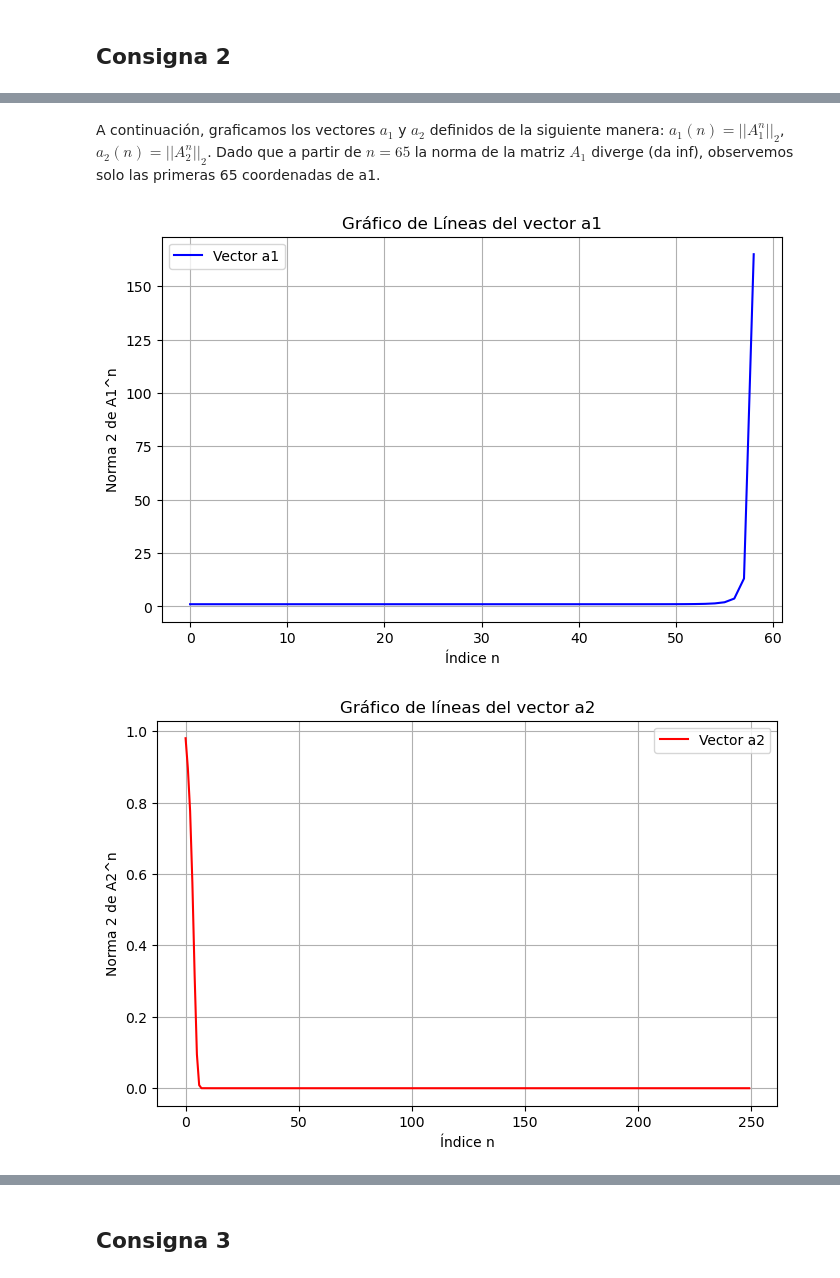
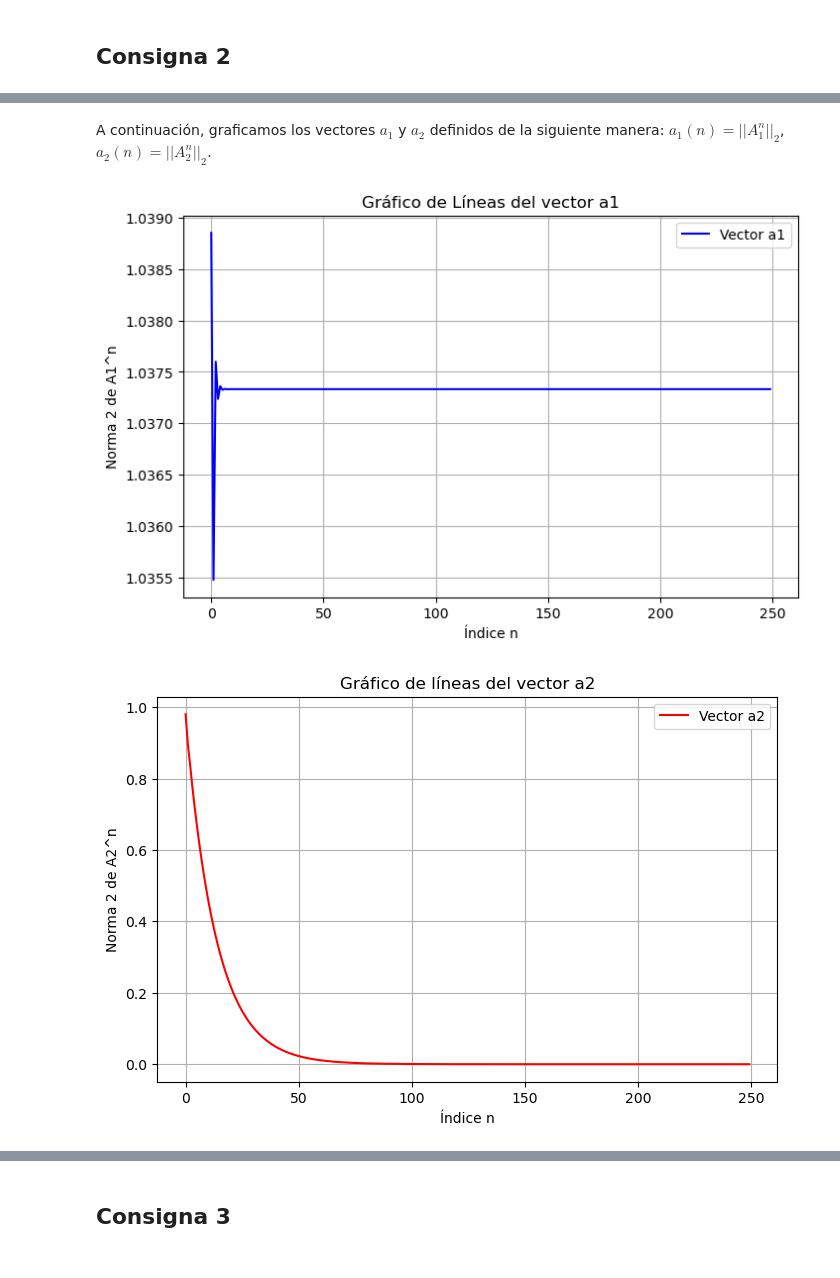
Before and after one commit to IMAbril/Matrices_Insumo-Producto, a Jupyter notebook: notebooks/TP2_resuelto.ipynb, the cells around one changed output, grey strips where cells are left out. Saved outputs shown, nothing was run; the diff lists cells and outputs as text; code cells hidden in the pictures.

Commit message:
Convergencia de sucesión y convergencia de serie, arreglado lo de la obtención de las potencias

```diff
--- a/notebooks/TP2_resuelto.ipynb
+++ b/notebooks/TP2_resuelto.ipynb
@@ -76,13 +75,24 @@ N = 250
 
 a1 = np.zeros(N)
 a2 = np.zeros(N)
-for n in range(N):
-    if not (np.any(np.isinf(A1)) or np.any(np.isinf(A2))):
-        a1[n] = lng.norm(A1,2)
-        a2[n] = lng.norm(A2,2)
-        A1 = A1@A1
-        A2 = A2@A2
-    else :
-        print(f"La norma de la matriz comienza a diverger en la iteración número {n}")
-        break
+
+
+converge_A1 = False
+converge_A2 = False
+for i in range(N):
+    A1_n = np.linalg.matrix_power(A1,i+1)
+    a1[i] = lng.norm(A1_n,2)
+    A2_n = np.linalg.matrix_power(A2,i+1)
+    a2[i] = lng.norm(A2_n,2)
+    if i>0:
+        A1_anterior = np.linalg.matrix_power(A1,i)
+        A2_anterior = np.linalg.matrix_power(A2,i)
+        #Vemos si la diferencia entre la matriz de la iteración anterior y la actual es casi nula
+        tol = 1e-6
+        if not converge_A1 and lng.norm(A1_anterior - A1_n, ord=2) < tol:
+            print(f"La sucesión A1^n converge a \n {A1_n} \n a partir de la iteración {i}.")
+            converge_A1 = True
+        if not converge_A2 and lng.norm(A2_anterior - A2_n, ord=2) < tol:
+            print(f"La sucesión A2^n converge a \n {A2_n} \n a partir de la iteración {i}.")
+            converge_A2 = True
 # %% [output]
@@ -90,24 +118,24 @@ La norma de la matriz comienza a diverger en la iteración número 66
 # %% [markdown]
 A continuación, graficamos los vectores $a_1$ y $a_2$ definidos de la siguiente manera: $a_1(n)= ||A_1^n||_2$, $a_2(n)= ||A_2^n||_2$.
-Dado que a partir de $n=65$ la norma de la matriz $A_1$ diverge (da inf), observemos solo las primeras 65 coordenadas de a1.
 # %%
+# Graficamos el vector a1
 plt.figure(figsize=(8, 5))
-# Grafico del vector a1
-plt.plot(a1[:59], label='Vector a1', color='blue', linestyle='-')  # Línea para a1
+plt.plot(a1, label='Vector a1', color='blue', linestyle='-')  # Línea para a1
 
 plt.title('Gráfico de Líneas del vector a1')
 plt.xlabel('Índice n')
 plt.ylabel('Norma 2 de A1^n')
 
 plt.legend()
 plt.grid(True)
 plt.show()
 # %% [output]
-[figure, old version]
+[figure, new version]
 # %%
+#Graficamos el vector a2
 plt.figure(figsize=(8, 5))
 
-plt.plot(a2, label='Vector a2', color='red', linestyle='-')   # Línea para a2
+plt.plot(a2, label='Vector a2', color='red', linestyle='-')
 plt.title('Gráfico de líneas del vector a2')
 plt.xlabel('Índice n')
 plt.ylabel('Norma 2 de A2^n')
@@ -116,5 +144,5 @@ plt.legend()
 plt.grid(True)
 plt.show()
 # %% [output]
-[figure, old version]
+[figure, new version]
 # %% [markdown]
```
Also changed, not shown: parts of 6 cells of this notebook, 1 other file.
